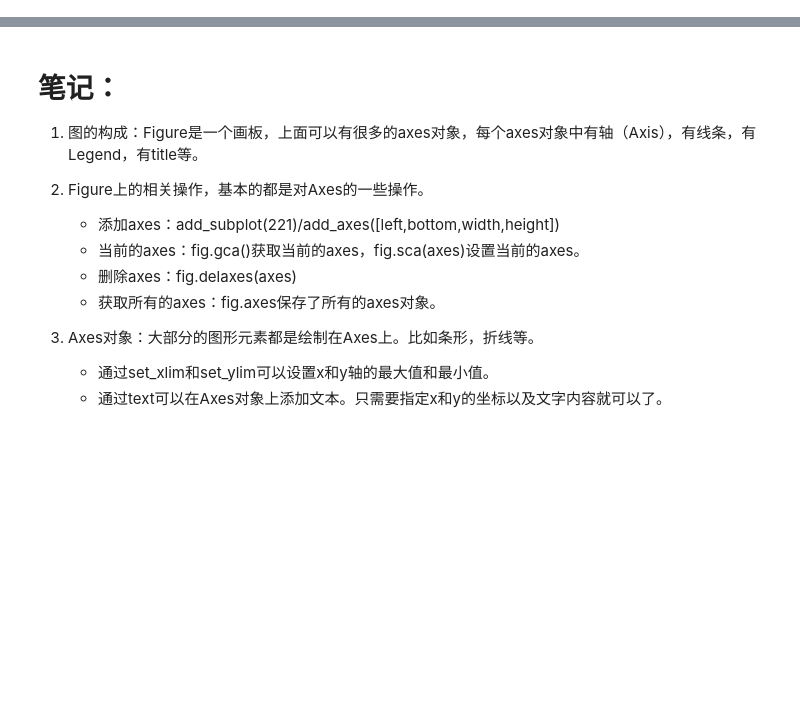
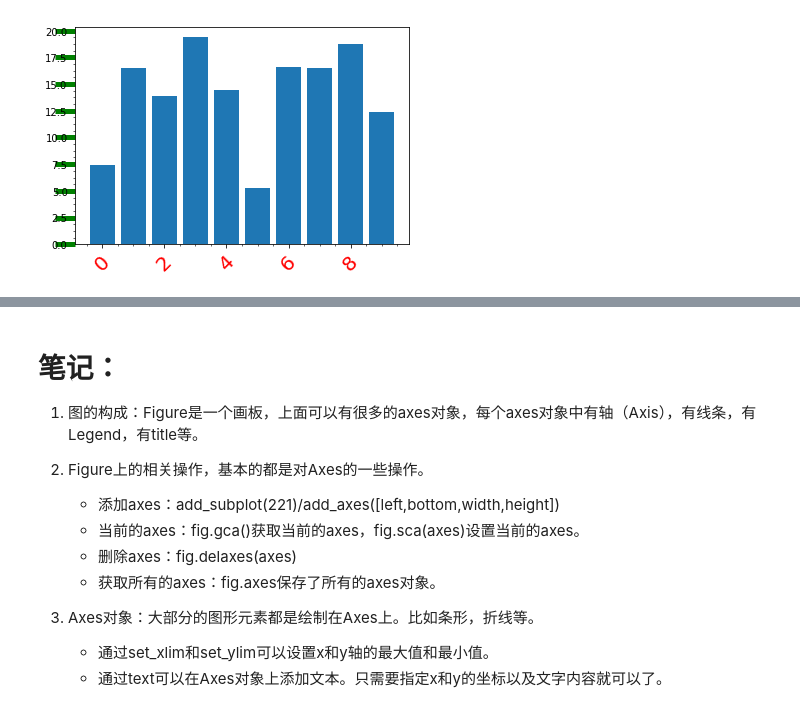
Before and after one commit to ruiliulin/llrshuju, a Jupyter notebook: Matplotlib/lesson_13 绘图分析.ipynb, the cells around one changed output, grey strips where cells are left out. Cells and saved outputs as stored; diff of their text form; code cells hidden in the pictures; blank space fills up the shorter version.

```diff
--- a/Matplotlib/lesson_13 绘图分析.ipynb
+++ b/Matplotlib/lesson_13 绘图分析.ipynb
@@ -60,0 +82,22 @@ fig.legend(prop=font, ncol=2, loc="upper center")
+# %%
+# 设置轴的属性
+fig = plt.figure()
+ax1 = fig.add_subplot(111)
+ax1.bar(np.arange(10), np.random.rand(10)*20, label="温度")
+
+xlabels = ax1.xaxis.get_ticklabels()
+for label in xlabels:
+    label.set_color('r')
+    label.set_rotation(45) # 旋转角度
+    label.set_fontsize(20)
+
+ylines = ax1.yaxis.get_ticklines()
+for line in ylines:
+    line.set_color("g")
+    line.set_markeredgewidth(5)# 刻度线的宽度
+    line.set_markersize(20) # 刻度线的规模长度
+
+# 显示子刻度
+ax1.minorticks_on()
+# %% [output]
+[figure, added]
```
Also changed, not shown: parts of 6 cells of this notebook, 1 other file.
